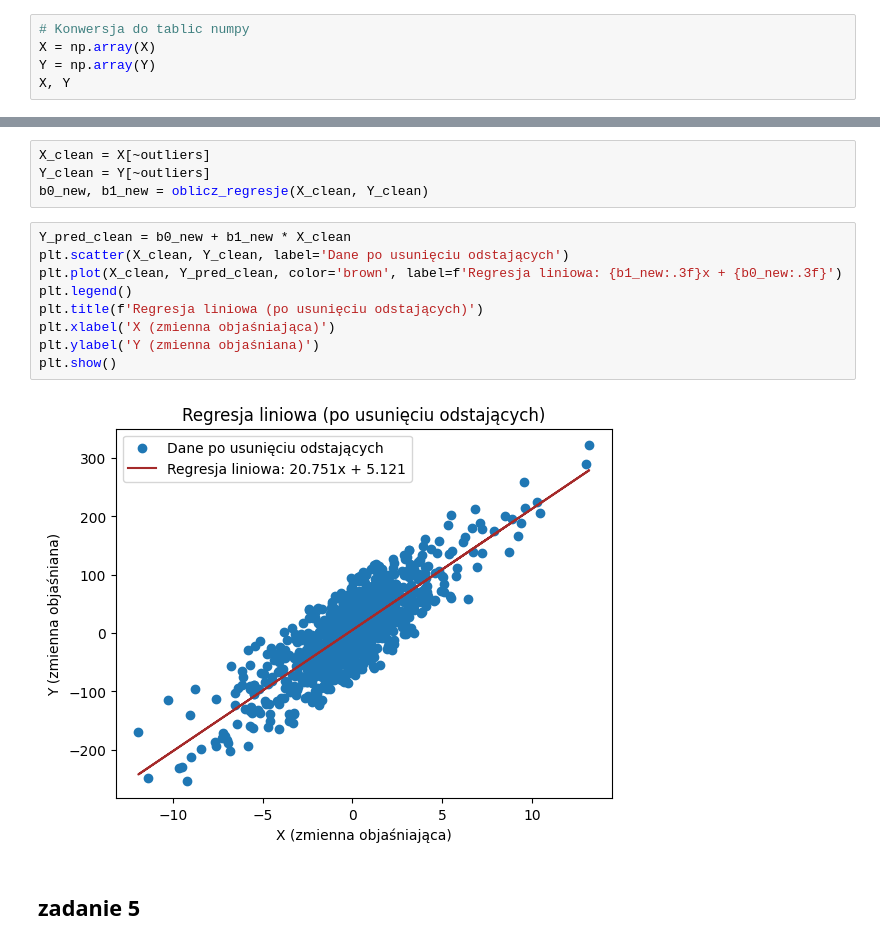
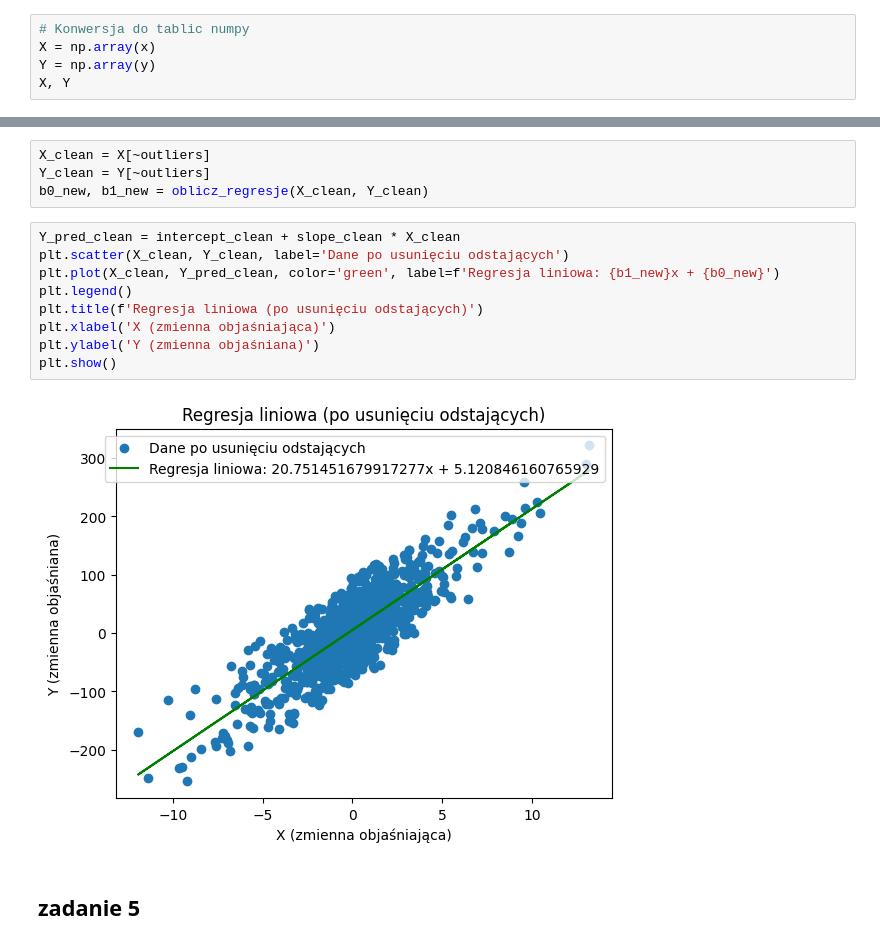
Before and after one commit to MariaNowacka/kaszcz, a Jupyter notebook: lista1_kaszcz.ipynb, the cells around one changed output, grey strips where cells are left out. Drawn from its saved outputs; the diff is of its cells as text.

```diff
--- a/lista1_kaszcz.ipynb
+++ b/lista1_kaszcz.ipynb
@@ -223,7 +226,7 @@ b0, b1
 (5.2851738537543556, 20.578831014287932)
 # %%
 # Konwersja do tablic numpy
-X = np.array(X)
-Y = np.array(Y)
+X = np.array(x)
+Y = np.array(y)
 X, Y
 # %% [output]
@@ -269,16 +256,16 @@ X_clean = X[~outliers]
 Y_clean = Y[~outliers]
 b0_new, b1_new = oblicz_regresje(X_clean, Y_clean)
 # %%
-Y_pred_clean = b0_new + b1_new * X_clean
+Y_pred_clean = intercept_clean + slope_clean * X_clean
 plt.scatter(X_clean, Y_clean, label='Dane po usunięciu odstających')
-plt.plot(X_clean, Y_pred_clean, color='brown', label=f'Regresja liniowa: {b1_new:.3f}x + {b0_new:.3f}')
+plt.plot(X_clean, Y_pred_clean, color='green', label=f'Regresja liniowa: {b1_new}x + {b0_new}')
 plt.legend()
 plt.title(f'Regresja liniowa (po usunięciu odstających)')
 plt.xlabel('X (zmienna objaśniająca)')
 plt.ylabel('Y (zmienna objaśniana)')
 plt.show()
 # %% [output]
-[figure, old version]
+[figure, new version]
 # %% [markdown]
 ## zadanie 5
 # %%
```
Also changed, not shown: parts of 10 cells of this notebook, 1 other file.
